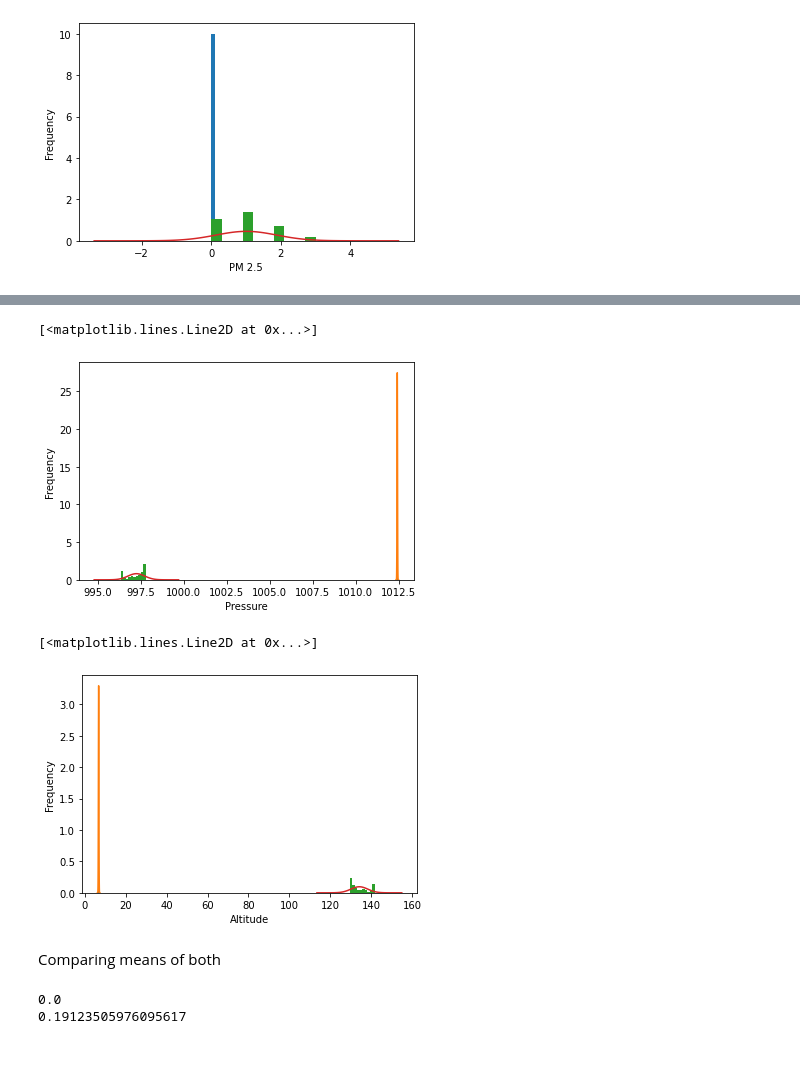
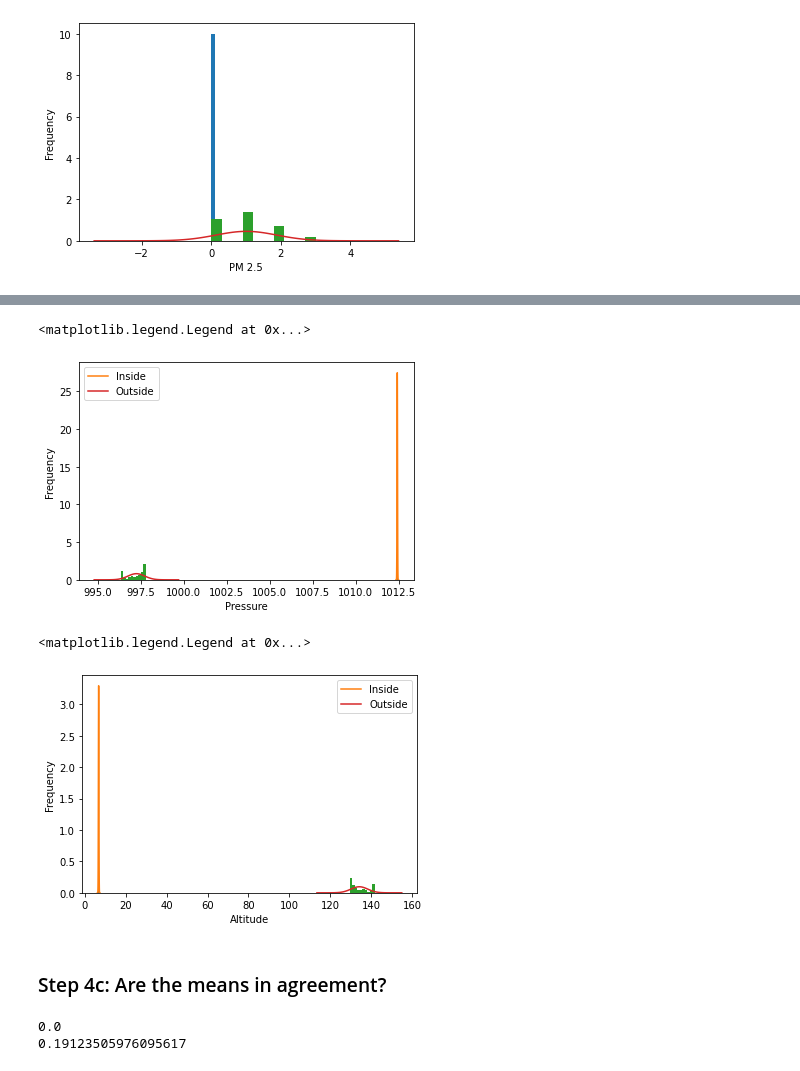
Before and after one commit to guchar/E11-ZhongGuo, a Jupyter notebook: Week 6 Lab Readings .ipynb, the cells around one changed output, grey strips where cells are left out. Cells and saved outputs as stored; diff of their text form; code cells hidden in the pictures.

```diff
--- a/Week 6 Lab Readings .ipynb
+++ b/Week 6 Lab Readings .ipynb
@@ -347,31 +357,33 @@ plt.plot(humid_x2, humid_y2, label="P(x)")
 # %%
 plt.hist(df['Pressure'], density = True)
 plt.xlabel("Pressure")
 plt.ylabel("Frequency")
-plt.plot(pressure_x, pressure_y, label="P(x)")
+plt.plot(pressure_x, pressure_y, label="Inside")
 
 plt.hist(df2['Pressure'], density = True)
 plt.xlabel("Pressure")
 plt.ylabel("Frequency")
-plt.plot(pressure_x2, pressure_y2, label="P(x)")
+plt.plot(pressure_x2, pressure_y2, label="Outside")
+plt.legend()
 # %% [output]
-[<matplotlib.lines.Line2D at 0x...>]
+<matplotlib.legend.Legend at 0x...>
-[figure, old version]
+[figure, new version]
 # %%
 plt.hist(df['Altitude'], density = True)
 plt.xlabel("Altitude")
 plt.ylabel("Frequency")
-plt.plot(alt_x, alt_y, label="P(x)")
+plt.plot(alt_x, alt_y, label="Inside")
 
 plt.hist(df2['Altitude'], density = True)
 plt.xlabel("Altitude")
 plt.ylabel("Frequency")
-plt.plot(alt_x2, alt_y2, label="P(x)")
+plt.plot(alt_x2, alt_y2, label="Outside")
+plt.legend()
 # %% [output]
-[<matplotlib.lines.Line2D at 0x...>]
+<matplotlib.legend.Legend at 0x...>
-[figure, old version]
+[figure, new version]
-# %% [markdown]
-Comparing means of both
+# %% [markdown]
+### Step 4c: Are the means in agreement?
 # %%
 print(one_mean)
 print(one_mean2)
```
Also changed, not shown: parts of 31 cells of this notebook.
